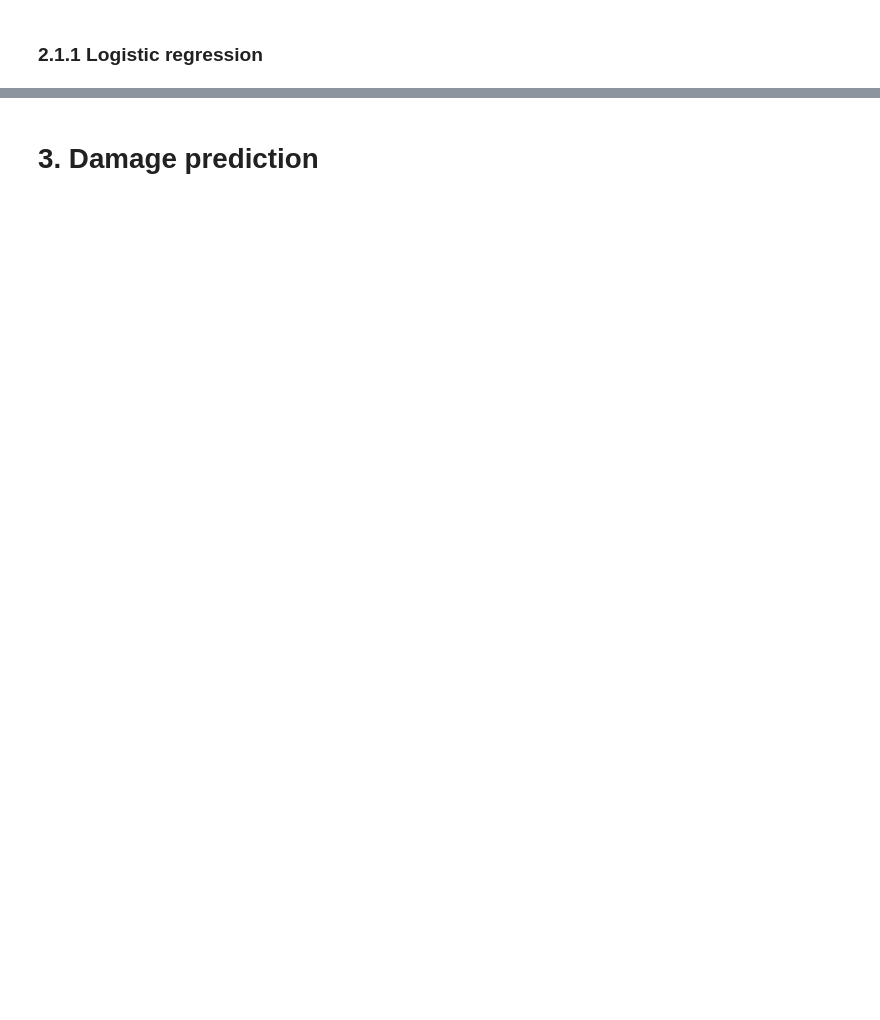
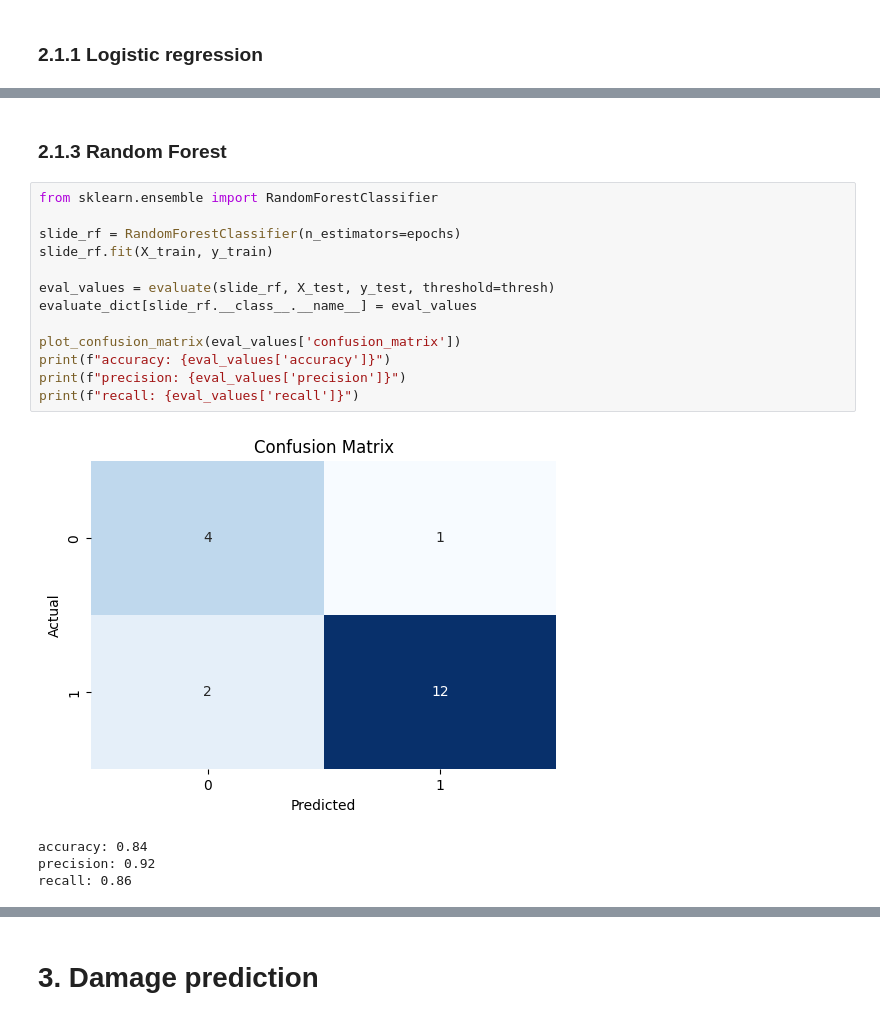
Before and after one commit to KanjiroReal/Vietnam-Storm-Damage-analysis, a Jupyter notebook: ML.ipynb, the cells around one changed output, grey strips where cells are left out. Saved outputs shown, nothing was run; the diff lists cells and outputs as text; blank space fills up the shorter version.

```diff
--- a/ML.ipynb
+++ b/ML.ipynb
@@ -111,0 +140,20 @@ dump(slide_lr, ML_dir / 'logistic_regression.joblib')
+# %% [markdown]
+### 2.1.3 Random Forest
+# %%
+from sklearn.ensemble import RandomForestClassifier
+
+slide_rf = RandomForestClassifier(n_estimators=epochs)
+slide_rf.fit(X_train, y_train)
+
+eval_values = evaluate(slide_rf, X_test, y_test, threshold=thresh)
+evaluate_dict[slide_rf.__class__.__name__] = eval_values
+
+plot_confusion_matrix(eval_values['confusion_matrix'])
+print(f"accuracy: {eval_values['accuracy']}")
+print(f"precision: {eval_values['precision']}")
+print(f"recall: {eval_values['recall']}")
+# %% [output]
+[figure, added]
+accuracy: 0.84
+precision: 0.92
+recall: 0.86
```
Also changed, not shown: parts of 18 cells of this notebook, 6 other files.
